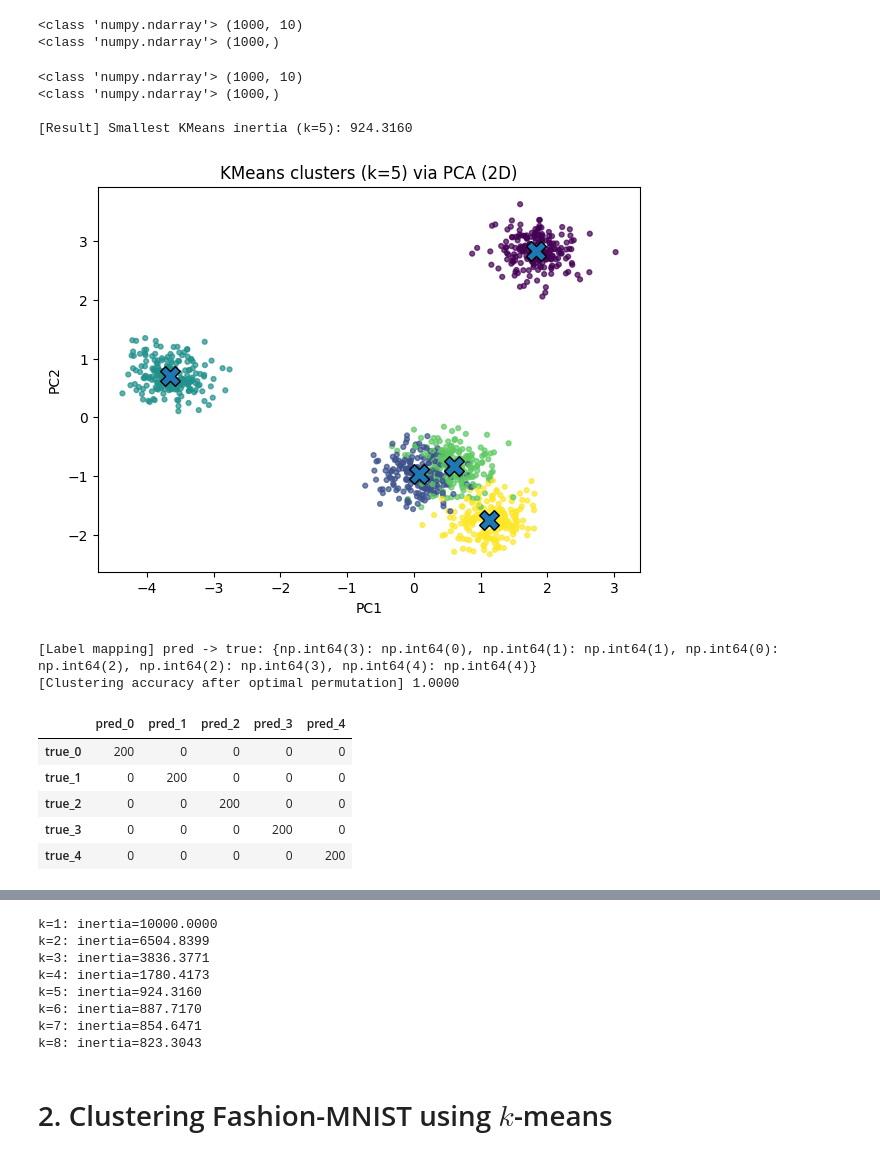
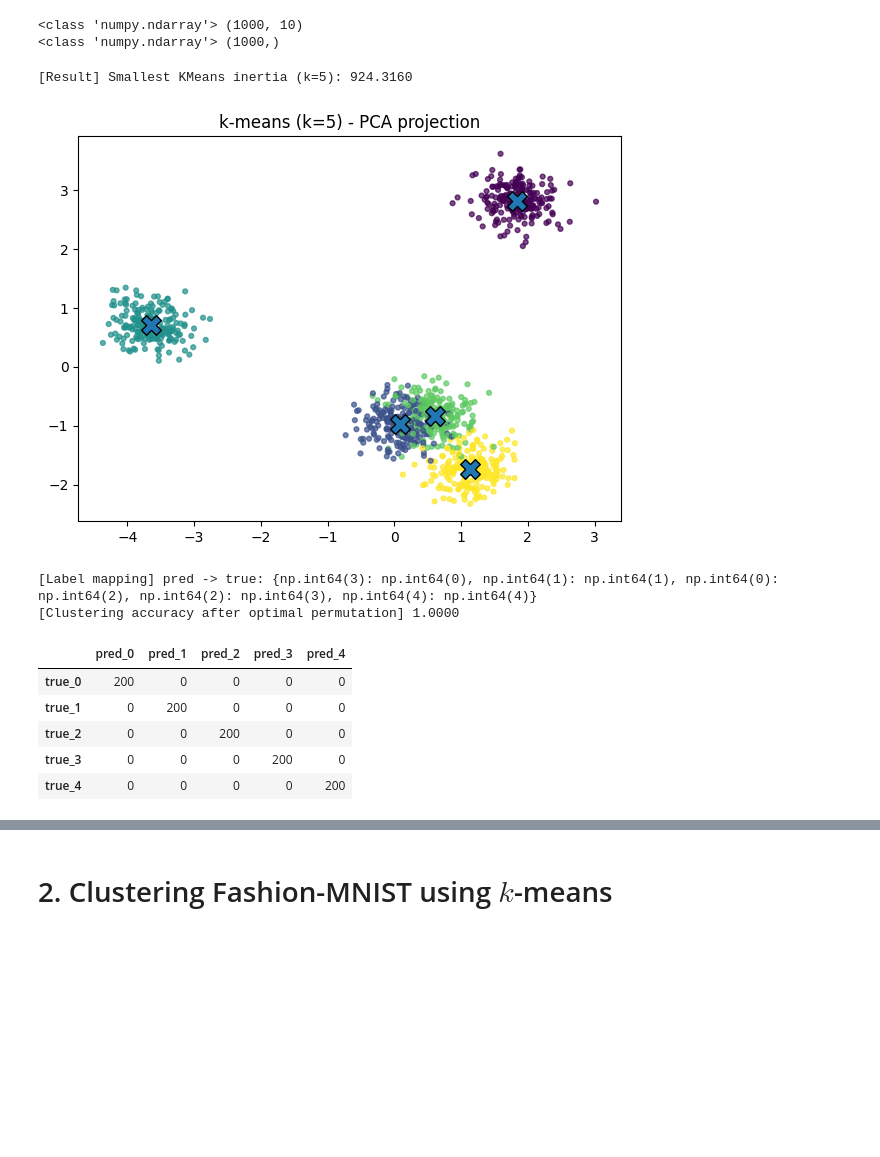
Before and after one commit to Haoqing2001/Math-5750-Project2, a Jupyter notebook: project2.ipynb, the cells around one changed output, grey strips where cells are left out. Cells and saved outputs as stored; diff of their text form; code cells hidden in the pictures; blank space fills up the shorter version.

```diff
--- a/project2.ipynb
+++ b/project2.ipynb
@@ -34,16 +34,18 @@ print(type(y_true),y_true.shape)
 # %%
 # your code here
 
-# ========== 2) KMeans (k=5) 并报告最小 inertia ==========
+# ========== perform a k-means cluster analysis with k = 5 ==========
 k = 5
 kmeans = KMeans(n_clusters=k, n_init=30, random_state=1)
 kmeans.fit(X)
 
-labels_pred = kmeans.labels_
-best_inertia = kmeans.inertia_
+# ========== Report your smallest k-means inertia value ==========
+best_inertia = kmeans.inertia_ #record the smallest inertia
 print(f"\n[Result] Smallest KMeans inertia (k=5): {best_inertia:.4f}")
 
-# ========== 3) PCA 2D 可视化（点按簇着色 + 簇中心）==========
+# ========== Make a 2D visualization of your clusters via PCA, including both the clusters (colored by cluster) and the cluster centers ==========
+labels_pred = kmeans.labels_
+
 pca = PCA(n_components=2, random_state=1)
 X2 = pca.fit_transform(X)
 centers2 = pca.transform(kmeans.cluster_centers_)
@@ -51,58 +53,46 @@ centers2 = pca.transform(kmeans.cluster_centers_)
 plt.figure(figsize=(7, 5))
 plt.scatter(X2[:, 0], X2[:, 1], c=labels_pred, s=12, alpha=0.7)
 plt.scatter(centers2[:, 0], centers2[:, 1], marker='X', s=200, edgecolor='k', linewidth=1.0)
-plt.title("KMeans clusters (k=5) via PCA (2D)")
-plt.xlabel("PC1"); plt.ylabel("PC2")
+plt.title("k-means (k=5) - PCA projection")
 plt.show()
 
-# ========== 4) 混淆矩阵（先用 Hungarian 做标签最优匹配）==========
-# 原始混淆矩阵（true vs predicted）
-C = confusion_matrix(y_true, labels_pred)
+# ========== make a confusion matrix that compares your assigned labels to the “true” labels ==========
+confusion1 = confusion_matrix(y_true, labels_pred)
 
-# 为了“最大化匹配数”，在 -C 上做线性分配（最大化 C）
-row_ind, col_ind = linear_sum_assignment(-C)
-# 构建 预测标签 -> 真实标签 的映射
-pred_to_true = {pred: true for true, pred in zip(row_ind, col_ind)}
+row, col = linear_sum_assignment(-confusion1) # to match the pred labels with true labels
 
-# 依据上面的映射重标记预测标签
+pred_to_true = {pred: true for true, pred in zip(row, col)}
+
 labels_remapped = np.vectorize(lambda p: pred_to_true[p])(labels_pred)
 
-# 重算对齐后的混淆矩阵 & 精度
-C_aligned = confusion_matrix(y_true, labels_remapped)
+confusion1_aligned = confusion_matrix(y_true, labels_remapped)
 acc = accuracy_score(y_true, labels_remapped)
 
 print("\n[Label mapping] pred -> true:", pred_to_true)
 print(f"[Clustering accuracy after optimal permutation] {acc:.4f}")
 
-# 以表格形式看得更清晰
-df_conf = pd.DataFrame(C_aligned,
+df_conf = pd.DataFrame(confusion1_aligned,
                        index=[f"true_{i}" for i in range(k)],
                        columns=[f"pred_{i}" for i in range(k)])
 display(df_conf)
 
-# ========== 5) Elbow 分析（k = 1 ... 8）==========
+# ========== elbow analysis ==========
 ks = list(range(1, 8 + 1))
 inertias = []
 for kk in ks:
     km = KMeans(n_clusters=kk, n_init=10, random_state=1).fit(X)
     inertias.append(km.inertia_)
 
 plt.figure(figsize=(7, 5))
 plt.plot(ks, inertias, marker='o')
 plt.title("Elbow Analysis: Inertia vs k")
 plt.xlabel("k (number of clusters)")
 plt.ylabel("KMeans Inertia")
 plt.xticks(ks)
 plt.show()
-
-for kk, inertia in zip(ks, inertias):
-    print(f"k={kk}: inertia={inertia:.4f}")
 # %% [output]
-<class 'numpy.ndarray'> (1000, 10)
-<class 'numpy.ndarray'> (1000,)
-
 [Result] Smallest KMeans inertia (k=5): 924.3160
-[figure, old version]
+[figure, new version]
 [Label mapping] pred -> true: {np.int64(3): np.int64(0), np.int64(1): np.int64(1), np.int64(0): np.int64(2), np.int64(2): np.int64(3), np.int64(4): np.int64(4)}
 [Clustering accuracy after optimal permutation] 1.0000
 |  | pred_0 | pred_1 | pred_2 | pred_3 | pred_4 |
@@ -112,14 +102,6 @@ for kk, inertia in zip(ks, inertias):
 | true_3 | 0 | 0 | 0 | 200 | 0 |
 | true_4 | 0 | 0 | 0 | 0 | 200 |
 [figure]
-k=1: inertia=10000.0000
-k=2: inertia=6504.8399
-k=3: inertia=3836.3771
-k=4: inertia=1780.4173
-k=5: inertia=924.3160
-k=6: inertia=887.7170
-k=7: inertia=854.6471
-k=8: inertia=823.3043
 # %% [markdown]
 # 2. Clustering Fashion-MNIST using $k$-means
 # %%
```
Also changed, not shown: parts of 1 cell of this notebook.
